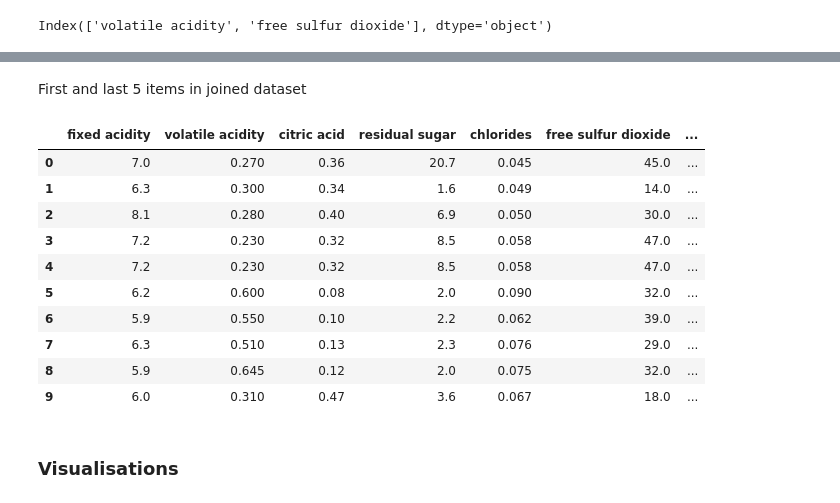
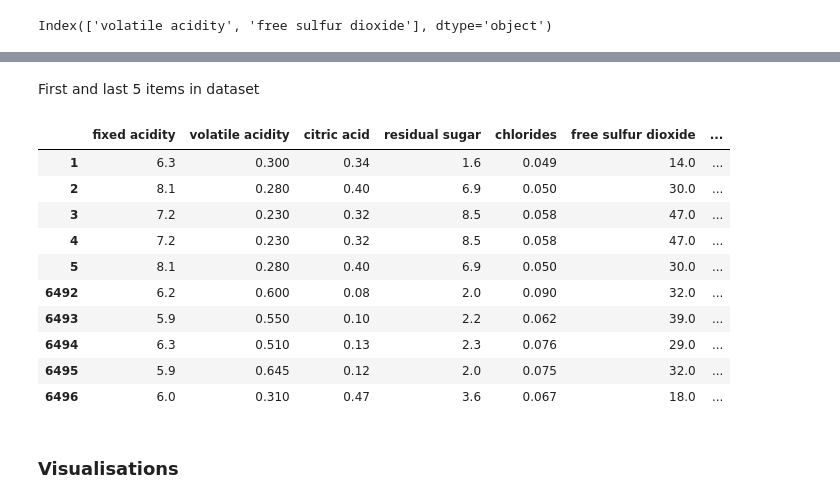
Before and after one commit to artem-starodubtsev/Supervised-learning-SUPSI, a Jupyter notebook: 2a_practice/main.ipynb, the cells around one changed output, grey strips where cells are left out. Drawn from its saved outputs; the diff is of its cells as text; code cells hidden in the pictures.

Commit message:
First half done

```diff
--- a/2a_practice/main.ipynb
+++ b/2a_practice/main.ipynb
@@ -87,0 +95,2 @@ joined_df[joined_df['target'] == '9']
+# %%
+joined_df = joined_df[joined_df['target'] != '9']
@@ -88,3 +99,5 @@ joined_df[joined_df['target'] == '9']
+# %%
+joined_df['target'] = joined_df['target'].apply(lambda x: {'A': 3, 'B': 2, 'C': 1, 'D': 0}[x])
 # %% [markdown]
 Data missing values check
 # %%
@@ -129,3 +137,0 @@ Let's use ``KNNImputer`` from ``skleran``
-# %%
-knn_inputer = sk.impute.KNNImputer(n_neighbors=10, weights='distance')
-knn_inputer.fit_transform(joined_df)
@@ -133,0 +167,24 @@ ValueError: could not convert string to float: 'B'
+# %%
+def drop_iqr_outliers(df, cols=None, iqr_mult=1.5, keep_na=True):
+    if cols is None:
+        cols = df.select_dtypes(include="number").columns
+
+    # Compute bounds once on the full data
+    q1 = df[cols].quantile(0.25)
+    q3 = df[cols].quantile(0.75)
+    iqr = q3 - q1
+    lower = q1 - iqr_mult * iqr
+    upper = q3 + iqr_mult * iqr
+
+    # Build per-column in-range masks
+    in_range = df[cols].ge(lower) & df[cols].le(upper)
+    if keep_na:
+        in_range = in_range | df[cols].isna()
+
+    # Keep only rows that are in-range for ALL selected columns
+    keep_mask = in_range.all(axis=1)
+    return df[keep_mask].copy()
+
+# Example: exclude last two columns if they shouldn’t be checked
+cols_to_check = joined_df.columns[:-2]
+joined_df = drop_iqr_outliers(joined_df, cols=cols_to_check)
@@ -134,19 +214,19 @@ ValueError: could not convert string to float: 'B'
 # %% [markdown]
-First and last 5 items in joined dataset
+First and last 5 items in dataset
 # %%
-pd.concat([joined_df.head(5), joined_df.tail(5)], ignore_index=True)
+pd.concat([joined_df.head(5), joined_df.tail(5)])
 # %% [output]
 |  | fixed acidity | volatile acidity | citric acid | residual sugar | chlorides | free sulfur dioxide | ... |
-| 0 | 7.0 | 0.270 | 0.36 | 20.7 | 0.045 | 45.0 | ... |
 | 1 | 6.3 | 0.300 | 0.34 | 1.6 | 0.049 | 14.0 | ... |
 | 2 | 8.1 | 0.280 | 0.40 | 6.9 | 0.050 | 30.0 | ... |
 | 3 | 7.2 | 0.230 | 0.32 | 8.5 | 0.058 | 47.0 | ... |
 | 4 | 7.2 | 0.230 | 0.32 | 8.5 | 0.058 | 47.0 | ... |
-| 5 | 6.2 | 0.600 | 0.08 | 2.0 | 0.090 | 32.0 | ... |
-| 6 | 5.9 | 0.550 | 0.10 | 2.2 | 0.062 | 39.0 | ... |
-| 7 | 6.3 | 0.510 | 0.13 | 2.3 | 0.076 | 29.0 | ... |
-| 8 | 5.9 | 0.645 | 0.12 | 2.0 | 0.075 | 32.0 | ... |
-| 9 | 6.0 | 0.310 | 0.47 | 3.6 | 0.067 | 18.0 | ... |
+| 5 | 8.1 | 0.280 | 0.40 | 6.9 | 0.050 | 30.0 | ... |
+| 6492 | 6.2 | 0.600 | 0.08 | 2.0 | 0.090 | 32.0 | ... |
+| 6493 | 5.9 | 0.550 | 0.10 | 2.2 | 0.062 | 39.0 | ... |
+| 6494 | 6.3 | 0.510 | 0.13 | 2.3 | 0.076 | 29.0 | ... |
+| 6495 | 5.9 | 0.645 | 0.12 | 2.0 | 0.075 | 32.0 | ... |
+| 6496 | 6.0 | 0.310 | 0.47 | 3.6 | 0.067 | 18.0 | ... |
 # %% [markdown]
 ### Visualisations
 # %% [markdown]
```
Also changed, not shown: parts of 19 cells of this notebook.
